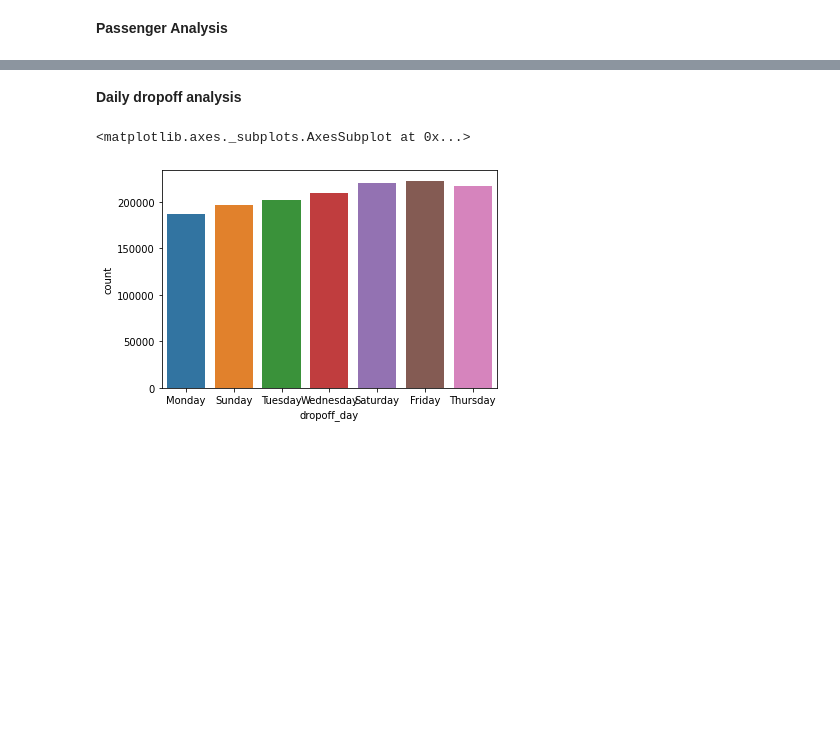
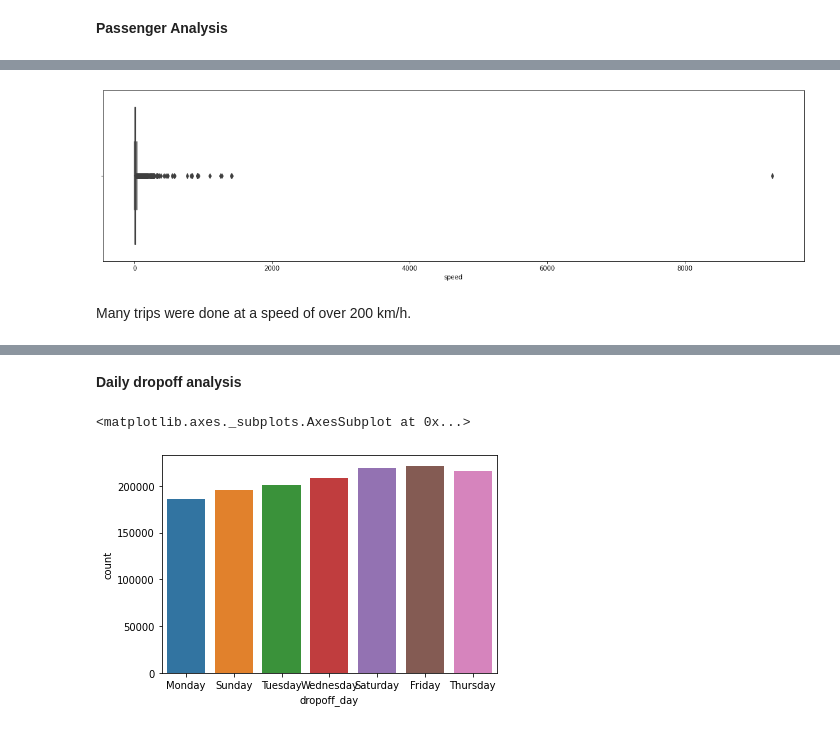
Before and after one commit to shakib68/NYC-taxi-capstone, a Jupyter notebook: Copy_of_NYC_Taxi_Trip_Time_Prediction_Capstone_Project.ipynb, the cells around one changed output, grey strips where cells are left out. Drawn from its saved outputs; the diff is of its cells as text; code cells hidden in the pictures; blank space fills up the shorter version.

```diff
--- a/Copy_of_NYC_Taxi_Trip_Time_Prediction_Capstone_Project.ipynb
+++ b/Copy_of_NYC_Taxi_Trip_Time_Prediction_Capstone_Project.ipynb
@@ -431,0 +506,8 @@ sns.countplot(x='passenger_count',data=df)
+# %%
+plt.figure(figsize = (20,5))
+sns.boxplot(df.speed)
+plt.show()
+# %% [output]
+[figure, added]
+# %% [markdown]
+Many trips were done at a speed of over 200 km/h.
```
Also changed, not shown: parts of 75 cells of this notebook.
